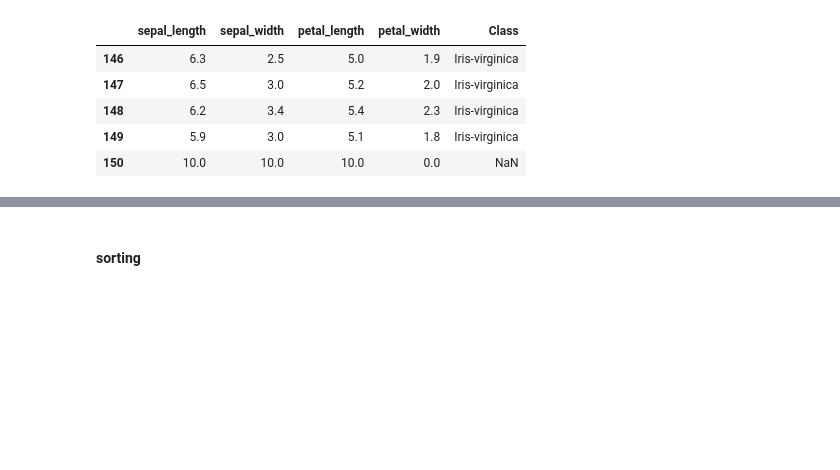
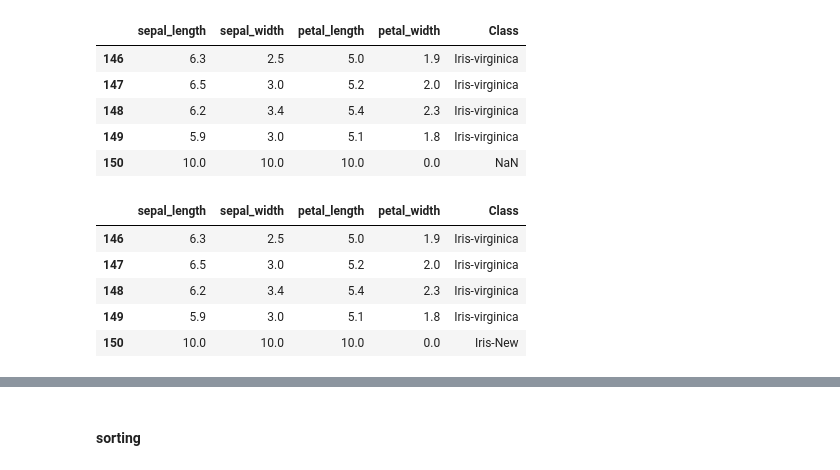
Before and after one commit to tirtharajdash/IntroductionToDataScience, a Jupyter notebook: L04/pandas_tutorial.ipynb, the cells around one changed output, grey strips where cells are left out. Saved outputs shown, nothing was run; the diff lists cells and outputs as text; code cells hidden in the pictures; blank space fills up the shorter version.

```diff
--- a/L04/pandas_tutorial.ipynb
+++ b/L04/pandas_tutorial.ipynb
@@ -322,6 +322,16 @@ data.tail()
 | 148 | 6.2 | 3.4 | 5.4 | 2.3 | Iris-virginica |
 | 149 | 5.9 | 3.0 | 5.1 | 1.8 | Iris-virginica |
 | 150 | 10.0 | 10.0 | 10.0 | 0.0 | NaN |
+# %%
+data.fillna(value={'Class': 'Iris-New'}, inplace=True)
+data.tail()
+# %% [output]
+|  | sepal_length | sepal_width | petal_length | petal_width | Class |
+| 146 | 6.3 | 2.5 | 5.0 | 1.9 | Iris-virginica |
+| 147 | 6.5 | 3.0 | 5.2 | 2.0 | Iris-virginica |
+| 148 | 6.2 | 3.4 | 5.4 | 2.3 | Iris-virginica |
+| 149 | 5.9 | 3.0 | 5.1 | 1.8 | Iris-virginica |
+| 150 | 10.0 | 10.0 | 10.0 | 0.0 | Iris-New |
 # %%
 data.fillna(0)
 data.tail()
```
Also changed, not shown: parts of 6 cells of this notebook.
